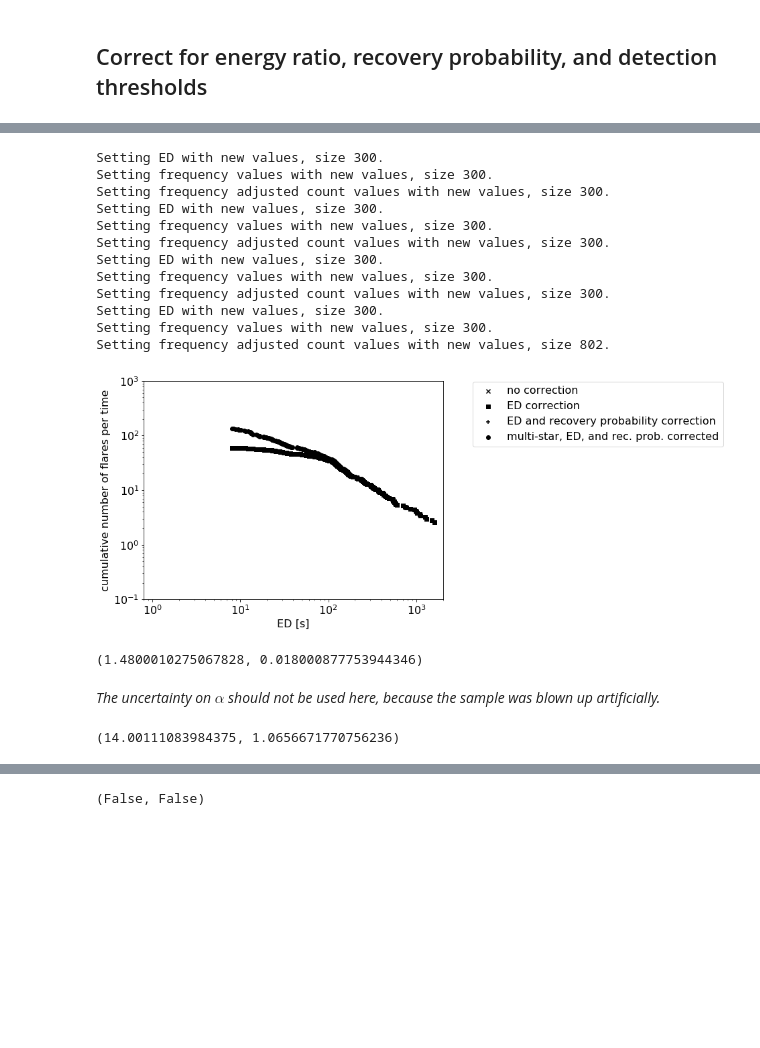
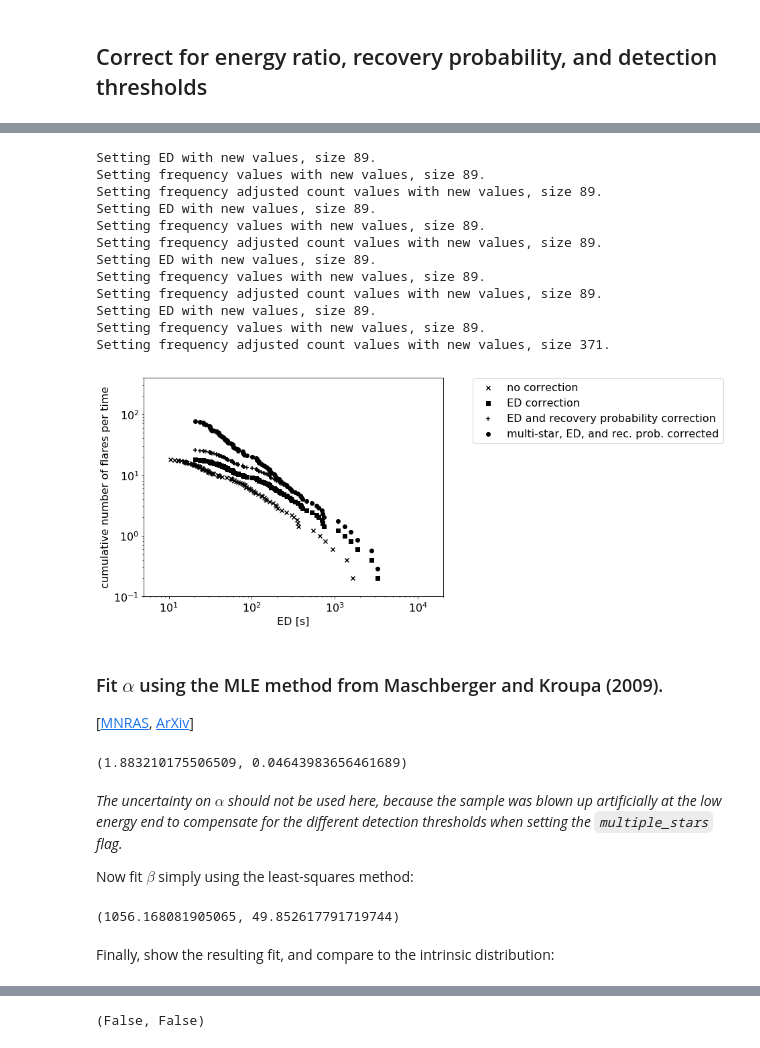
Before and after one commit to ekaterinailin/TESS_UCD_flares, a Jupyter notebook: notebook/Example_notebook_FFD.ipynb, the cells around one changed output, grey strips where cells are left out. Saved outputs shown, nothing was run; the diff lists cells and outputs as text; code cells hidden in the pictures; blank space fills up the shorter version.

```diff
--- a/notebook/Example_notebook_FFD.ipynb
+++ b/notebook/Example_notebook_FFD.ipynb
@@ -1,4 +20,5 @@
 # %%
+# Import the main class and a function to generate synthetic flare samples.
 from funcs.ffd import FFD, generate_random_power_law_distribution
 
 import pandas as pd
@@ -7,11 +27,9 @@ import numpy as np
 import matplotlib.pyplot as plt
 %matplotlib inline
 
-plt.rcParams['axes.labelsize'] = 16
-plt.rcParams['axes.titlesize'] = 16
-plt.rcParams['legend.fontsize'] = 16
-plt.rcParams['xtick.labelsize'] = 16
-plt.rcParams['ytick.labelsize'] = 16
+for att in ['axes.labelsize', 'axes.titlesize', 'legend.fontsize',
+            'legend.fontsize', 'xtick.labelsize', 'ytick.labelsize']:
+    plt.rcParams[att] = 16
 # %% [markdown]
 ## Create an FFD object
 
@@ -114,17 +132,20 @@ Let's now generate a sample of flares that stem from different stars with differ
 # %%
 # energy upper limit, power law exponent +1, number of flares
-b, g, size = 1e8, -1, 30
+a0, b, g, size = 10, 1e8, -1, 30
 df = pd.DataFrame()
 for a in [60,100,8,90,16,220,110,50,22,80,#65,105,23,96,21,327,117,7,27,85,
           ]: # minimum detected flare energy
-    pwls = generate_random_power_law_distribution(float(a), b, g, size=size)
+    # all flares stem from the same power law distribution
+    pwls = generate_random_power_law_distribution(a0, b, g, size=size)
+    # introduce a detection threshold
+    pwls = pwls[pwls>a]
     df = df.append(pd.DataFrame({
                                 # power law distributed detected flare energies
                                 "ed_rec":pwls,
                                 # true flare energies are typically larger than the detected ones
-                                "ed_corr":pwls*1.,
+                                "ed_corr":pwls*2.,
                                 #maximum recovery probability is 1, otherwise 0-1
-                                "recovery_probability":1 ,
+                                "recovery_probability":.7 ,
                                 #different targets have different detection thresholds
                                 "TIC":a,
                     }))
@@ -140,58 +168,65 @@ multi_ffd.f.head()
 # %%
 fig, ax = plt.subplots(1,figsize=(8,6))
 
 
 ed, freq, counts = multi_ffd.ed_and_freq()
 
 ax.scatter(ed, freq, c="k", marker="x",label="no correction")
 
 ed, freq, counts = multi_ffd.ed_and_freq(energy_correction=True)
 ax.scatter(ed, freq, c="k",marker="s", label="ED correction")
 
 ed, freq, counts = multi_ffd.ed_and_freq(energy_correction=True,
                                          recovery_probability_correction=True)
 
 ax.scatter(ed, freq, c="k",marker="+", label="ED and recovery probability correction")
 
 ed, freq, counts = multi_ffd.ed_and_freq(energy_correction=True,
                                          recovery_probability_correction=True,
                                         multiple_stars=True)
 
 ax.scatter(ed, freq, c="k", label="multi-star, ED, and rec. prob. corrected")
 
 ax.set_xscale("log")
 ax.set_yscale("log")
 ax.set_xlabel("ED [s]")
 ax.set_ylabel("cumulative number of flares per time")
-ax.set_xlim(.8,2e3)
-ax.set_ylim(.1,1e3)
+ax.set_xlim(5,2e4)
+ax.set_ylim(.1,4e2)
 plt.legend(loc=(1.1,.7));
 # %% [output]
-Setting ED with new values, size 300.
-Setting frequency values with new values, size 300.
-Setting frequency adjusted count values with new values, size 300.
-Setting ED with new values, size 300.
-Setting frequency values with new values, size 300.
-Setting frequency adjusted count values with new values, size 300.
-Setting ED with new values, size 300.
-Setting frequency values with new values, size 300.
-Setting frequency adjusted count values with new values, size 300.
-Setting ED with new values, size 300.
-Setting frequency values with new values, size 300.
-Setting frequency adjusted count values with new values, size 802.
+Setting ED with new values, size 89.
+Setting frequency values with new values, size 89.
+Setting frequency adjusted count values with new values, size 89.
+Setting ED with new values, size 89.
+Setting frequency values with new values, size 89.
+Setting frequency adjusted count values with new values, size 89.
+Setting ED with new values, size 89.
+Setting frequency values with new values, size 89.
+Setting frequency adjusted count values with new values, size 89.
+Setting ED with new values, size 89.
+Setting frequency values with new values, size 89.
+Setting frequency adjusted count values with new values, size 371.
-[figure, old version]
+[figure, new version]
+# %% [markdown]
+### Fit $\alpha$ using the MLE method from Maschberger and Kroupa (2009).
+[[MNRAS](https://academic.oup.com/mnras/article/395/2/931/1747409), [ArXiv](https://arxiv.org/abs/0905.0474)]
 # %%
 multi_ffd.fit_powerlaw(count_ed=True)
 multi_ffd.alpha, multi_ffd.alpha_err
 # %% [output]
-(1.4800010275067828, 0.018000877753944346)
+(1.883210175506509, 0.04643983656461689)
 # %% [markdown]
-*The uncertainty on $\alpha$ should not be used here, because the sample was blown up artificially.*
+*The uncertainty on $\alpha$ should not be used here, because the sample was blown up artificially at the low energy end to compensate for the different detection thresholds when setting the `multiple_stars` flag.*
+
+Now fit $\beta$ simply using the least-squares method:
 # %%
 betas, multi_ffd.beta, multi_ffd.betas_err = multi_ffd.fit_beta_to_powerlaw()
 multi_ffd.beta, multi_ffd.betas_err
 # %% [output]
-(14.00111083984375, 1.0656671770756236)
+(1056.168081905065, 49.852617791719744)
+# %% [markdown]
+Finally, show the resulting fit, and compare to the intrinsic distribution:
 # %%
 fig, ax = plt.subplots(1,figsize=(8,6))
 ax.scatter(multi_ffd.ed, multi_ffd.freq, c="k")
```
Also changed, not shown: parts of 8 cells of this notebook, 1 other file.
